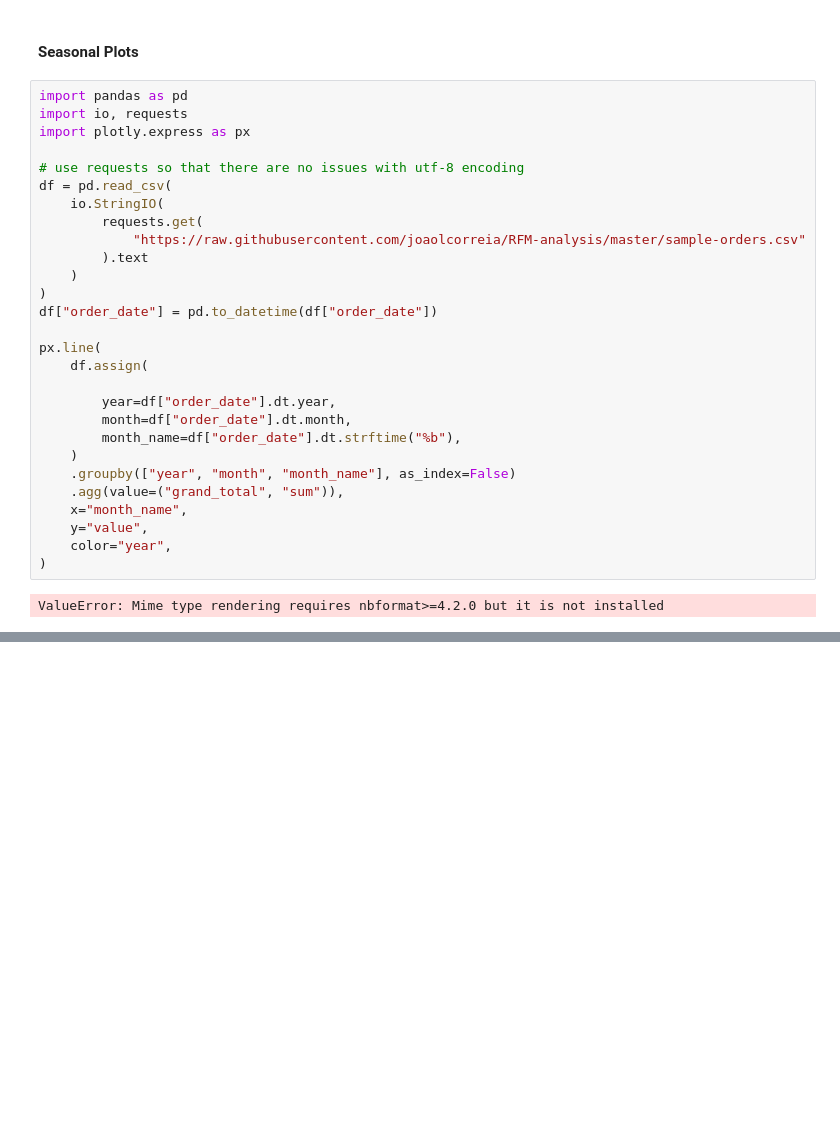
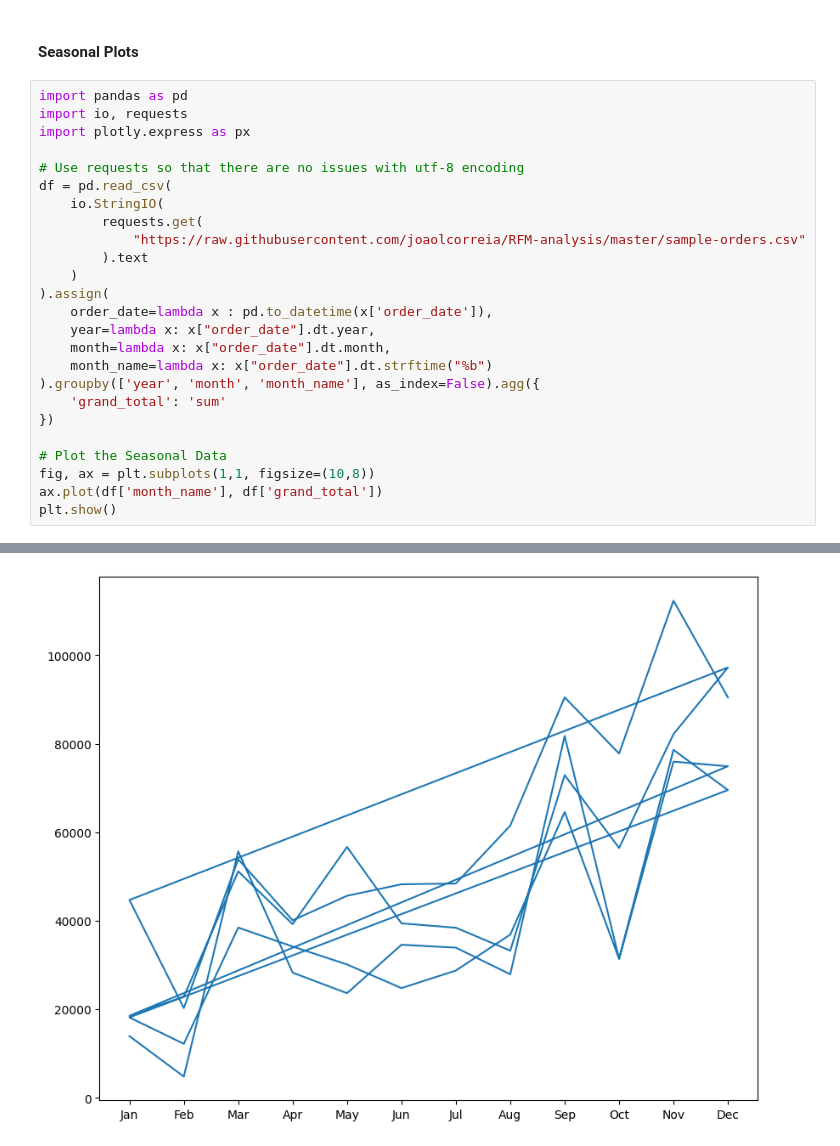
Before and after one commit to abhinandan1999/Learning, a Jupyter notebook: Time Series Forecasting/Time_Series_concept.ipynb, the cells around one changed output, grey strips where cells are left out. Saved outputs shown, nothing was run; the diff lists cells and outputs as text; blank space fills up the shorter version.

Commit message:
Add Seasonality plot

```diff
--- a/Time Series Forecasting/Time_Series_concept.ipynb
+++ b/Time Series Forecasting/Time_Series_concept.ipynb
@@ -59,28 +60,24 @@ import pandas as pd
 import io, requests
 import plotly.express as px
 
-# use requests so that there are no issues with utf-8 encoding
+# Use requests so that there are no issues with utf-8 encoding
 df = pd.read_csv(
     io.StringIO(
         requests.get(
             "https://raw.githubusercontent.com/joaolcorreia/RFM-analysis/master/sample-orders.csv"
         ).text
     )
-)
-df["order_date"] = pd.to_datetime(df["order_date"])
+).assign(
+    order_date=lambda x : pd.to_datetime(x['order_date']),
+    year=lambda x: x["order_date"].dt.year,
+    month=lambda x: x["order_date"].dt.month,
+    month_name=lambda x: x["order_date"].dt.strftime("%b")
+).groupby(['year', 'month', 'month_name'], as_index=False).agg({
+    'grand_total': 'sum'
+})
 
-px.line(
-    df.assign(
-
-        year=df["order_date"].dt.year,
-        month=df["order_date"].dt.month,
-        month_name=df["order_date"].dt.strftime("%b"),
-    )
-    .groupby(["year", "month", "month_name"], as_index=False)
-    .agg(value=("grand_total", "sum")),
-    x="month_name",
-    y="value",
-    color="year",
-)
+# Plot the Seasonal Data
+fig, ax = plt.subplots(1,1, figsize=(10,8))
+ax.plot(df['month_name'], df['grand_total'])
+plt.show()
 # %% [output]
-ValueError: Mime type rendering requires nbformat>=4.2.0 but it is not installed
@@ -87,0 +84 @@ ValueError: Mime type rendering requires nbformat>=4.2.0 but it is not installed
+[figure, added]
```
Also changed, not shown: parts of 3 cells of this notebook.
